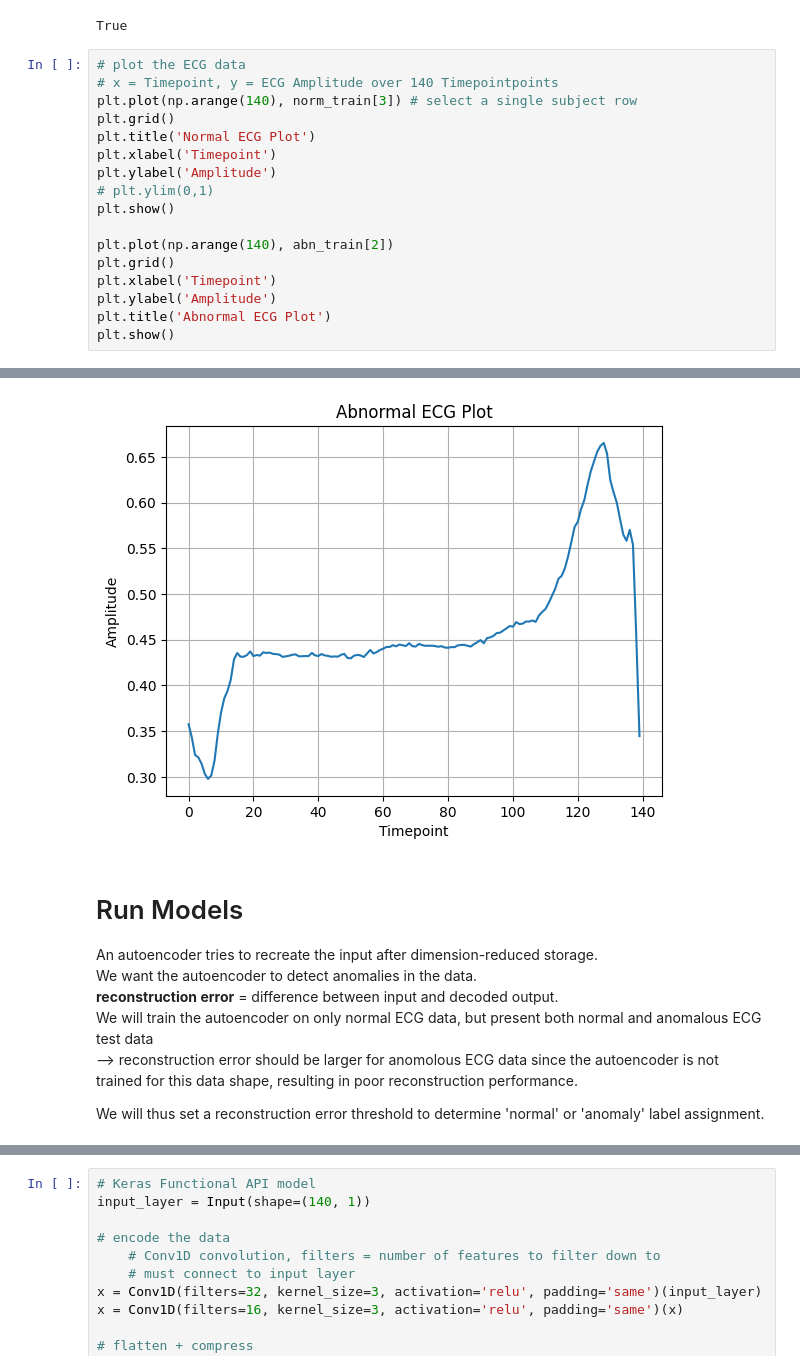
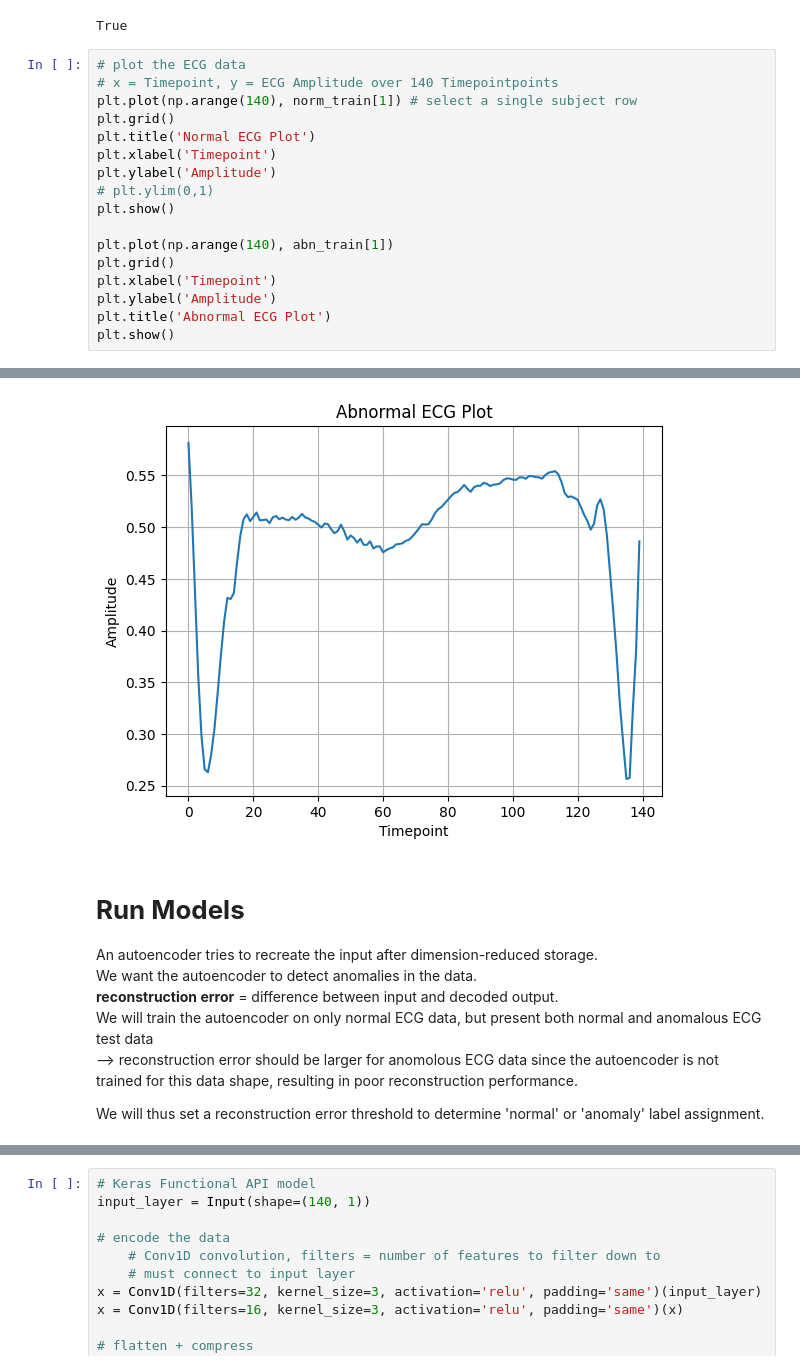
Before and after one commit to txx99/Misc-Projects, a Jupyter notebook: ECG_anomaly_data/Script/main.ipynb, the cells around one changed output, grey strips where cells are left out. Saved outputs shown, nothing was run; the diff lists cells and outputs as text.

```diff
--- a/ECG_anomaly_data/Script/main.ipynb
+++ b/ECG_anomaly_data/Script/main.ipynb
@@ -85,7 +113,7 @@ True
 # %%
 # plot the ECG data
 # x = Timepoint, y = ECG Amplitude over 140 Timepointpoints
-plt.plot(np.arange(140), norm_train[3]) # select a single subject row
+plt.plot(np.arange(140), norm_train[1]) # select a single subject row
 plt.grid()
 plt.title('Normal ECG Plot')
 plt.xlabel('Timepoint')
@@ -93,7 +121,7 @@ plt.ylabel('Amplitude')
 # plt.ylim(0,1)
 plt.show()
 
-plt.plot(np.arange(140), abn_train[2])
+plt.plot(np.arange(140), abn_train[1])
 plt.grid()
 plt.xlabel('Timepoint')
 plt.ylabel('Amplitude')
@@ -104,6 +132,6 @@ plt.show()
-[figure, old version]
+[figure, new version]
 # %% [markdown]
-# Run Models
+# **Run Models**
 
 An autoencoder tries to recreate the input after dimension-reduced storage. \
 We want the autoencoder to detect anomalies in the data. \
```
Also changed, not shown: parts of 26 cells of this notebook.
